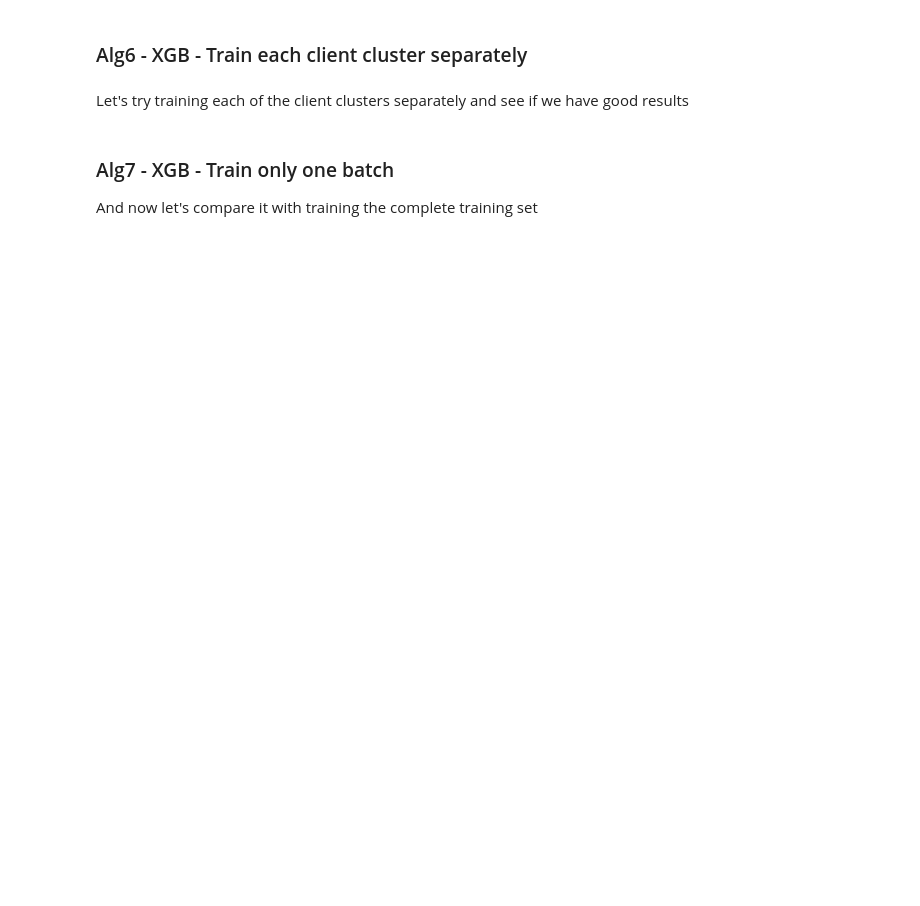
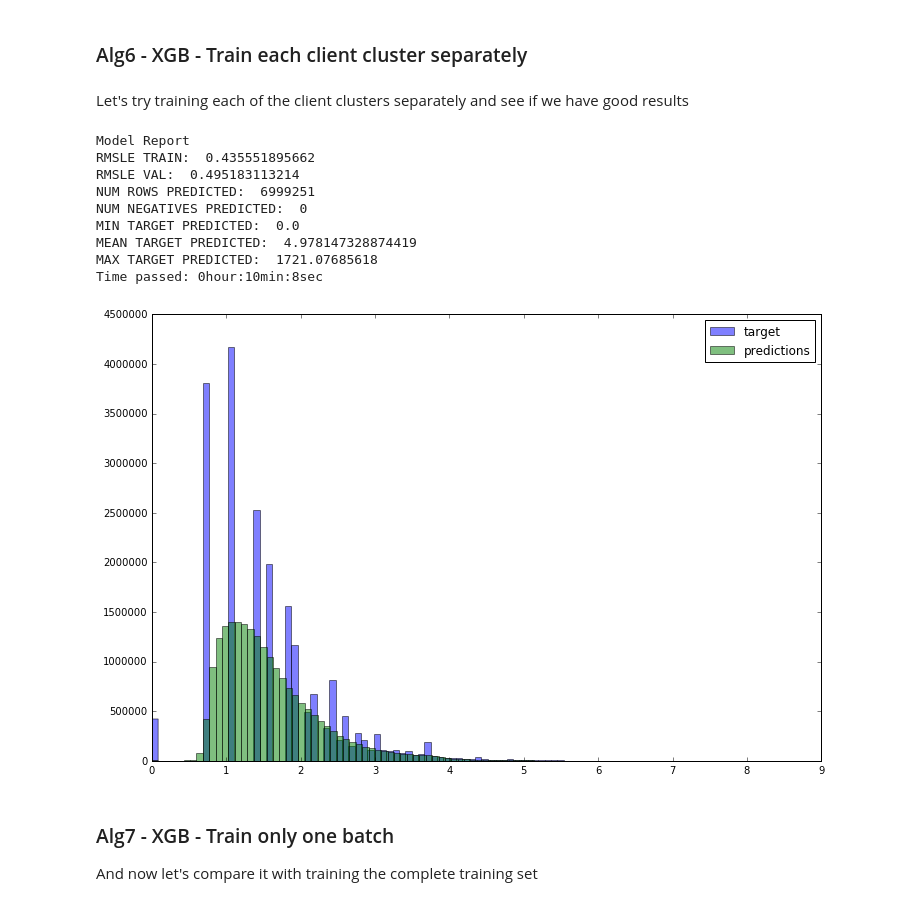
Before and after one commit to pablomarin/kaggle-bimbo, a Jupyter notebook: Step3-Modeling-XGboost.ipynb, the cells around one changed output. Cells and saved outputs as stored; diff of their text form; code cells hidden in the pictures; blank space fills up the shorter version.

```diff
--- a/Step3-Modeling-XGboost.ipynb
+++ b/Step3-Modeling-XGboost.ipynb
@@ -109,7 +109,7 @@ Time passed: 0hour:4min:26sec
 target = 'log_target'
 IDcol = 'id'
 # %%
-val.pop('predictions')
+#val.pop('predictions')
 val.head()
 # %% [output]
 |  | Semana | Agencia_ID | Canal_ID | Ruta_SAK | Cliente_ID | Producto_ID | log_target | pairs_mean | ... |
@@ -171,7 +171,7 @@ def clusters_fit (alg, dtrain, dval, dtest, predictors, target, IDcol):
 
     lcluster = 0;
 
-    for cluster in tqdm(clusters_list):  #tqdm is a genius progress bar library to print out progress
+    for cluster in tqdm.tqdm(clusters_list):  #tqdm is a genius progress bar library to print out progress
 
         #we get the cluster train,val, test data
 
@@ -179,7 +179,7 @@ def clusters_fit (alg, dtrain, dval, dtest, predictors, target, IDcol):
         cval   = dval.loc[dval["Cliente_ID_clust_ID"] == cluster]
         ctest  = dtest.loc[dtest["Cliente_ID_clust_ID"] == cluster]
 
-        sys.stdout.write('\rCluster: {:.0f}'.format(cluster))
+        #sys.stdout.write('\rCluster: {:.0f}'.format(cluster))
 
         #we train the cluster
         ctrain, cval, ctest = model_fit(model, ctrain, cval, ctest, predictors, target, IDcol)
@@ -245,23 +245,36 @@ if not (use_validation):
 # %% [markdown]
 Let's try training each of the client clusters separately and see if we have good results
 # %%
-predictors = ['Canal_ID', 'Log_Target_mean_lag1', 'Log_Target_mean_lag2', 'Log_Target_mean_lag3', 'Log_Target_mean_lag4',
-              'Lags_sum', 'brand', 'prodtype_cluster', 'Qty_Ruta_SAK_Bin', 'ZipCode', 'Producto_ID_clust_ID']
+predictors = ['Producto_ID_clust_ID', 'Lags_sum', 'Producto_ID', 'prodtype_cluster', 'Canal_ID', 'Qty_Ruta_SAK_Bin', 'brand',
+             'Ruta_SAK', 'ZipCode']
+for i in range(1,lag):
+    predictors.insert(0,'Log_Target_mean_lag{}'.format(i))
 
 
 model = xgb.XGBRegressor(n_estimators = 400, objective="reg:linear", learning_rate= 0.1, max_depth=5,
                          subsample=0.85,colsample_bytree=0.8, min_child_weight = 1, gamma = 0.1, scale_pos_weight = 1)
 
 tic()
 dt, dv, dte = clusters_fit(model, train, val, test, predictors, target, IDcol)
 report_submit(dt, dv, dte, 'alg6_{}.csv'.format(sufix))
 tac()
 
 #Plot Histogram of target and prediction distributions
 plt.hist(dv['log_target'], 100, alpha=0.5, label='target')
 plt.hist(dv['predictions'], 100, alpha=0.5, label='predictions')
 plt.legend(loc='upper right')
 plt.show()
+# %% [output]
+Model Report
+RMSLE TRAIN:  0.435551895662
+RMSLE VAL:  0.495183113214
+NUM ROWS PREDICTED:  6999251
+NUM NEGATIVES PREDICTED:  0
+MIN TARGET PREDICTED:  0.0
+MEAN TARGET PREDICTED:  4.978147328874419
+MAX TARGET PREDICTED:  1721.07685618
+Time passed: 0hour:10min:8sec
+[figure, added]
 # %% [markdown]
 ### Alg7 - XGB - Train only one batch
 
```
Also changed, not shown: parts of 2 cells of this notebook, 1 other file.
